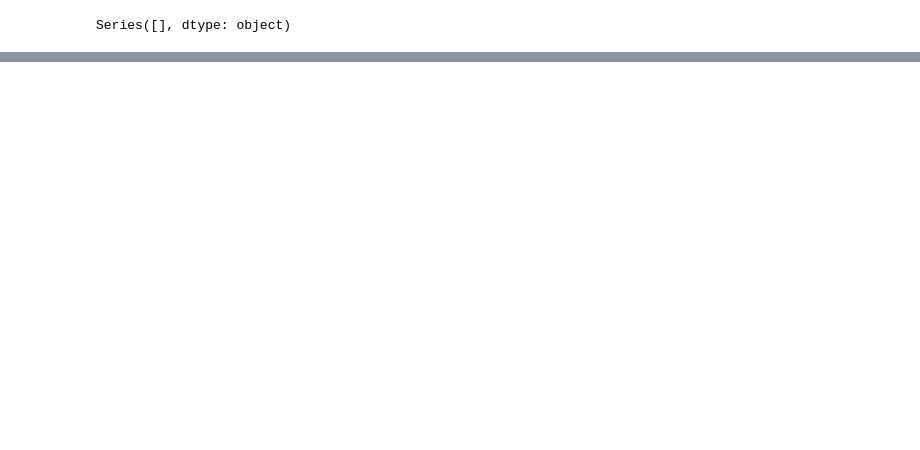
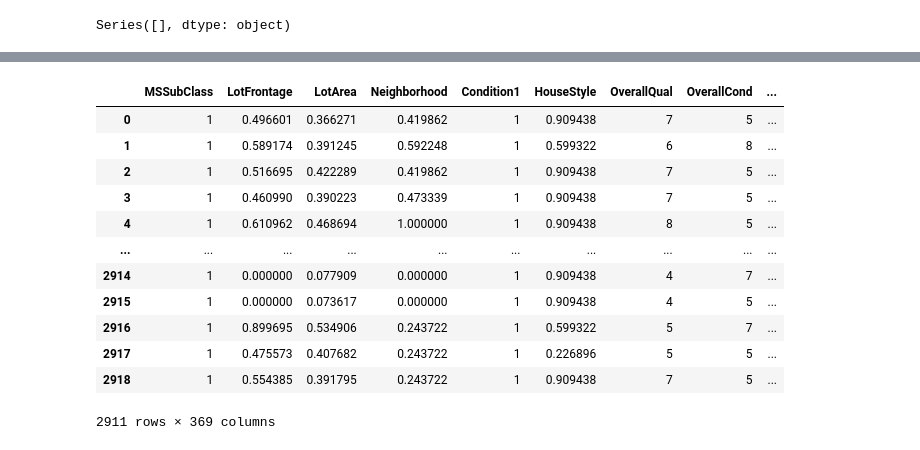
Before and after one commit to GallonShih/Projects, a Jupyter notebook: SideProject/03_Kaggle_House_Prices/HousePrices_V3.ipynb, the cells around one changed output, grey strips where cells are left out. Cells and saved outputs as stored; diff of their text form; code cells hidden in the pictures; blank space fills up the shorter version.

```diff
--- a/SideProject/03_Kaggle_House_Prices/HousePrices_V3.ipynb
+++ b/SideProject/03_Kaggle_House_Prices/HousePrices_V3.ipynb
@@ -306,0 +346,28 @@ df01.replace(regex = rw)
+# %%
+feature_numeric_needtrans = list(data.columns[data.dtypes=='float'].values)
+# %%
+data_trans = data.copy()
+# %%
+z_score = StandardScaler()
+z_score.fit(data_trans[feature_numeric_needtrans])
+data_trans[feature_numeric_needtrans] = z_score.transform(data_trans[feature_numeric_needtrans])
+# %%
+MMscaler = MinMaxScaler()
+MMscaler.fit(data_trans[feature_numeric_needtrans])
+data_trans[feature_numeric_needtrans] = MMscaler.transform(data_trans[feature_numeric_needtrans])
+# %%
+data_trans
+# %% [output]
+|  | MSSubClass | LotFrontage | LotArea | Neighborhood | Condition1 | HouseStyle | OverallQual | OverallCond | ... |
+| 0 | 1 | 0.496601 | 0.366271 | 0.419862 | 1 | 0.909438 | 7 | 5 | ... |
+| 1 | 1 | 0.589174 | 0.391245 | 0.592248 | 1 | 0.599322 | 6 | 8 | ... |
+| 2 | 1 | 0.516695 | 0.422289 | 0.419862 | 1 | 0.909438 | 7 | 5 | ... |
+| 3 | 1 | 0.460990 | 0.390223 | 0.473339 | 1 | 0.909438 | 7 | 5 | ... |
+| 4 | 1 | 0.610962 | 0.468694 | 1.000000 | 1 | 0.909438 | 8 | 5 | ... |
+| ... | ... | ... | ... | ... | ... | ... | ... | ... | ... |
+| 2914 | 1 | 0.000000 | 0.077909 | 0.000000 | 1 | 0.909438 | 4 | 7 | ... |
+| 2915 | 1 | 0.000000 | 0.073617 | 0.000000 | 1 | 0.909438 | 4 | 5 | ... |
+| 2916 | 1 | 0.899695 | 0.534906 | 0.243722 | 1 | 0.599322 | 5 | 7 | ... |
+| 2917 | 1 | 0.475573 | 0.407682 | 0.243722 | 1 | 0.226896 | 5 | 5 | ... |
+| 2918 | 1 | 0.554385 | 0.391795 | 0.243722 | 1 | 0.909438 | 7 | 5 | ... |
+2911 rows × 369 columns
```
Also changed, not shown: parts of 39 cells of this notebook, 18 other files.
